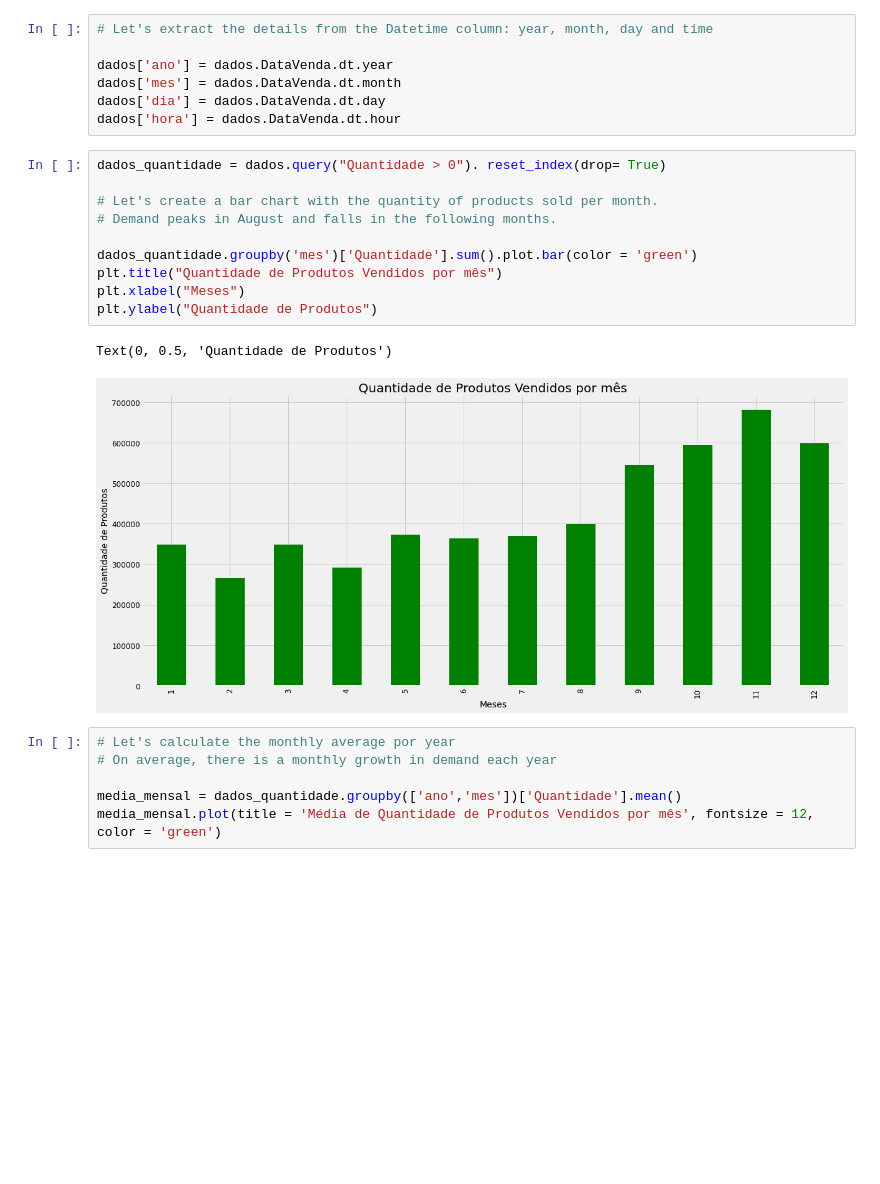
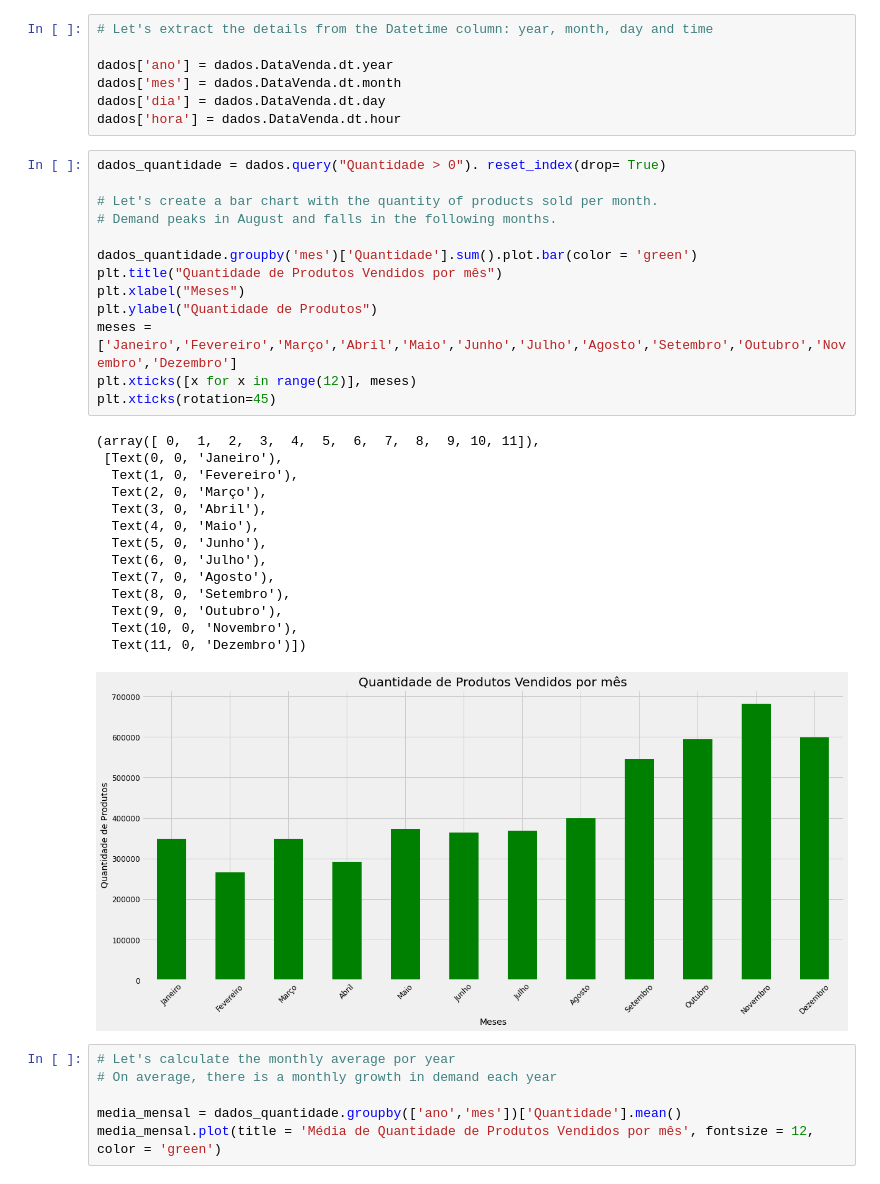
Before and after one commit to rodolffoterra/Project_KPIs, a Jupyter notebook: Project_KPIs.ipynb, the cells around one changed output. Cells and saved outputs as stored; diff of their text form; blank space fills up the shorter version.

```diff
--- a/Project_KPIs.ipynb
+++ b/Project_KPIs.ipynb
@@ -193,16 +193,31 @@ dados['hora'] = dados.DataVenda.dt.hour
 # %%
 dados_quantidade = dados.query("Quantidade > 0"). reset_index(drop= True)
 
 # Let's create a bar chart with the quantity of products sold per month.
 # Demand peaks in August and falls in the following months.
 
 dados_quantidade.groupby('mes')['Quantidade'].sum().plot.bar(color = 'green')
 plt.title("Quantidade de Produtos Vendidos por mês")
 plt.xlabel("Meses")
 plt.ylabel("Quantidade de Produtos")
+meses = ['Janeiro','Fevereiro','Março','Abril','Maio','Junho','Julho','Agosto','Setembro','Outubro','Novembro','Dezembro']
+plt.xticks([x for x in range(12)], meses)
+plt.xticks(rotation=45)
 # %% [output]
-Text(0, 0.5, 'Quantidade de Produtos')
+(array([ 0,  1,  2,  3,  4,  5,  6,  7,  8,  9, 10, 11]),
+ [Text(0, 0, 'Janeiro'),
+  Text(1, 0, 'Fevereiro'),
+  Text(2, 0, 'Março'),
+  Text(3, 0, 'Abril'),
+  Text(4, 0, 'Maio'),
+  Text(5, 0, 'Junho'),
+  Text(6, 0, 'Julho'),
+  Text(7, 0, 'Agosto'),
+  Text(8, 0, 'Setembro'),
+  Text(9, 0, 'Outubro'),
+  Text(10, 0, 'Novembro'),
+  Text(11, 0, 'Dezembro')])
-[figure, old version]
+[figure, new version]
 # %%
 # Let's calculate the monthly average por year
 # On average, there is a monthly growth in demand each year
```
Also changed, not shown: parts of 22 cells of this notebook.
